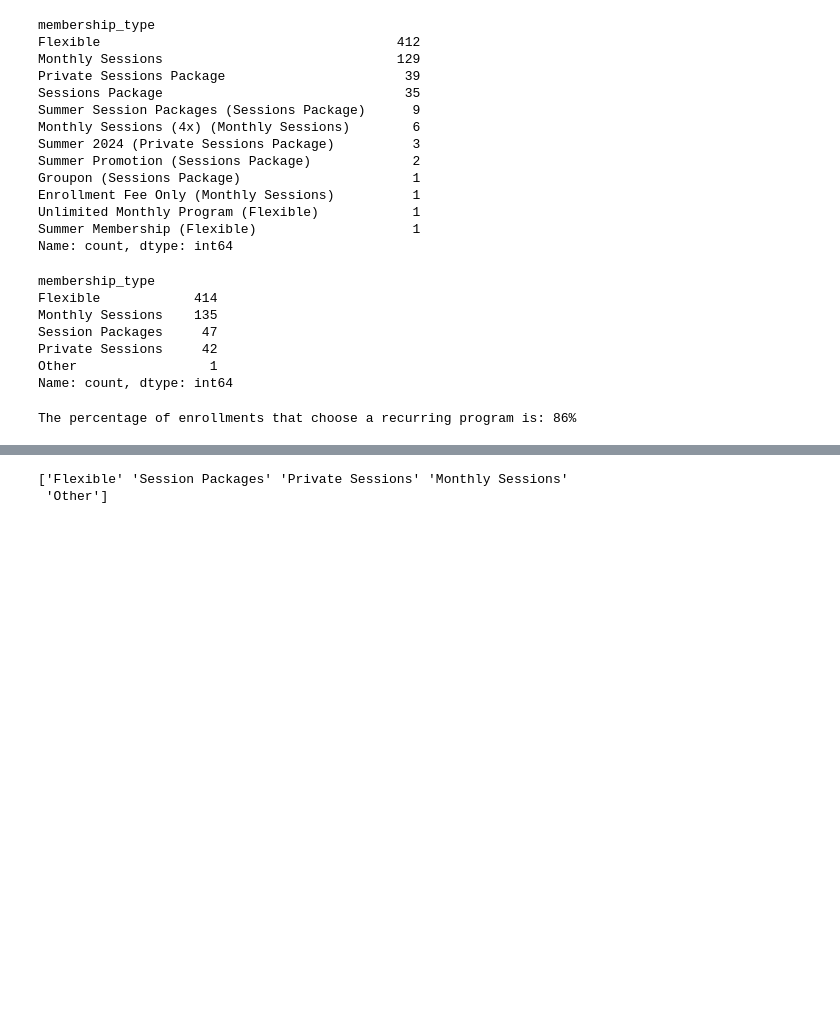
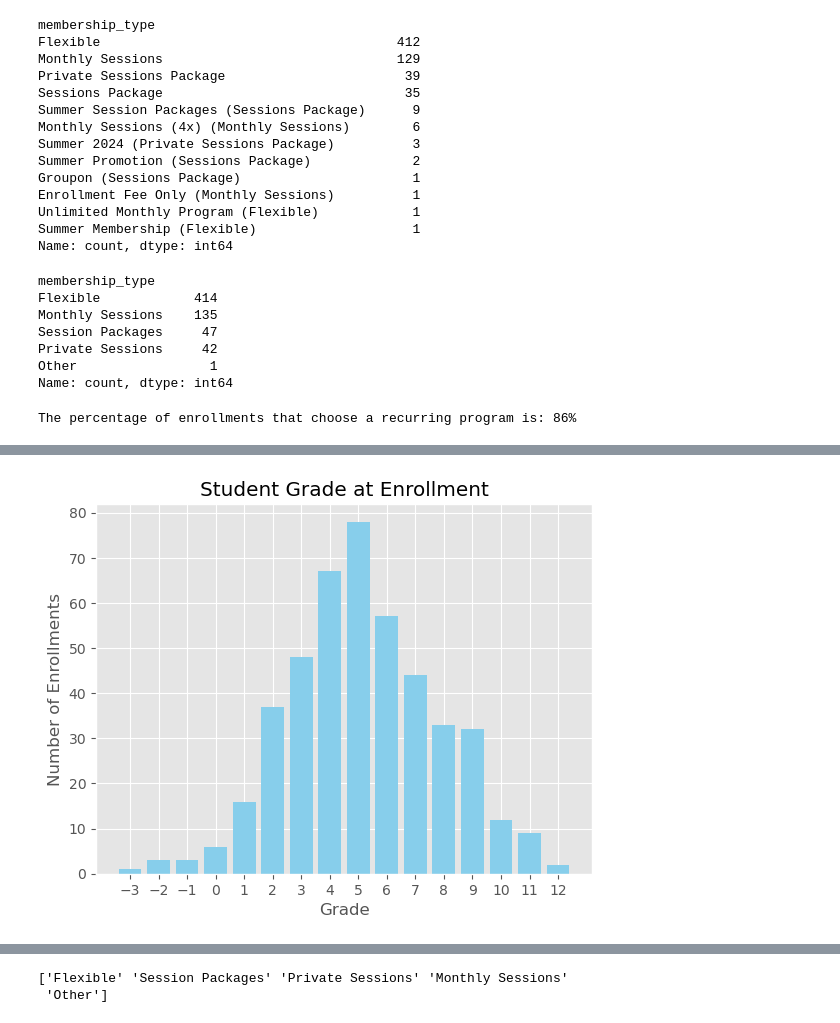
Before and after one commit to elijahlopez94/trends_in_supplemental_education_program, a Jupyter notebook: eda_notebook.ipynb, the cells around one changed output, grey strips where cells are left out. Saved outputs shown, nothing was run; the diff lists cells and outputs as text; code cells hidden in the pictures; blank space fills up the shorter version.

Commit message:
Added grade range and visual for membership type by grade range

```diff
--- a/eda_notebook.ipynb
+++ b/eda_notebook.ipynb
@@ -653,6 +657,10 @@ accounts.sort_index(ascending=True, inplace=True)
 # Strip enrollment_contract_length & enrollment_length_of_stay of the word 'months'
 accounts['enrollment_contract_length'] = accounts['enrollment_contract_length'].str.split(' ').str[0]
 accounts['enrollment_length_of_stay'] = accounts['enrollment_length_of_stay'].str.split(' ').str[0]
+
+# Convert to float
+accounts['enrollment_length_of_stay'] = pd.to_numeric(accounts['enrollment_length_of_stay'], errors='coerce')
+accounts['enrollment_contract_length'] = pd.to_numeric(accounts['enrollment_contract_length'], errors='coerce')
 # %%
 accounts['membership_type'].value_counts()
 # %% [output]
@@ -704,3 +712,18 @@ percent_recurring_enrollments = (membership_type_counts['Flexible'] + membership
 print(f'The percentage of enrollments that choose a recurring program is: {percent_recurring_enrollments:.0f}%')
 # %% [output]
 The percentage of enrollments that choose a recurring program is: 86%
+# %%
+# Copy Accounts df and isolate those where Grade is not NaN or 13
+account_student_grades = accounts.copy()
+account_student_grades = account_student_grades.loc[(account_student_grades['grade'] != 13) & (account_student_grades['grade'].notna())]
+
+# Calculate elapsed time
+account_student_grades['elapsed_years'] = (pd.to_datetime('now') - account_student_grades.index)
+
+# Convert to years
+account_student_grades['elapsed_years'] = round(account_student_grades['elapsed_years'].dt.total_seconds() / (60 * 60 * 24 * 365.25), 0)
+account_student_grades.head()
+
+account_student_grades['grade'] = account_student_grades['grade'].astype(int)
+account_student_grades['grade_when_created'] = account_student_grades['grade'] - account_student_grades['elapsed_years']
+account_student_grades.head()
@@ -706,0 +759,14 @@ The percentage of enrollments that choose a recurring program is: 86%
+# %%
+x = account_student_grades['grade_when_created'].value_counts().index
+y = account_student_grades['grade_when_created'].value_counts().values
+
+plt.bar(x, y, color='skyblue')
+
+plt.title('Student Grade at Enrollment')
+plt.xlabel('Grade')
+plt.xticks(range(int(x.min()), int(x.max()) + 1))
+plt.ylabel('Number of Enrollments')
+
+plt.show();
+# %% [output]
+[figure, added]
```
Also changed, not shown: parts of 15 cells of this notebook.
